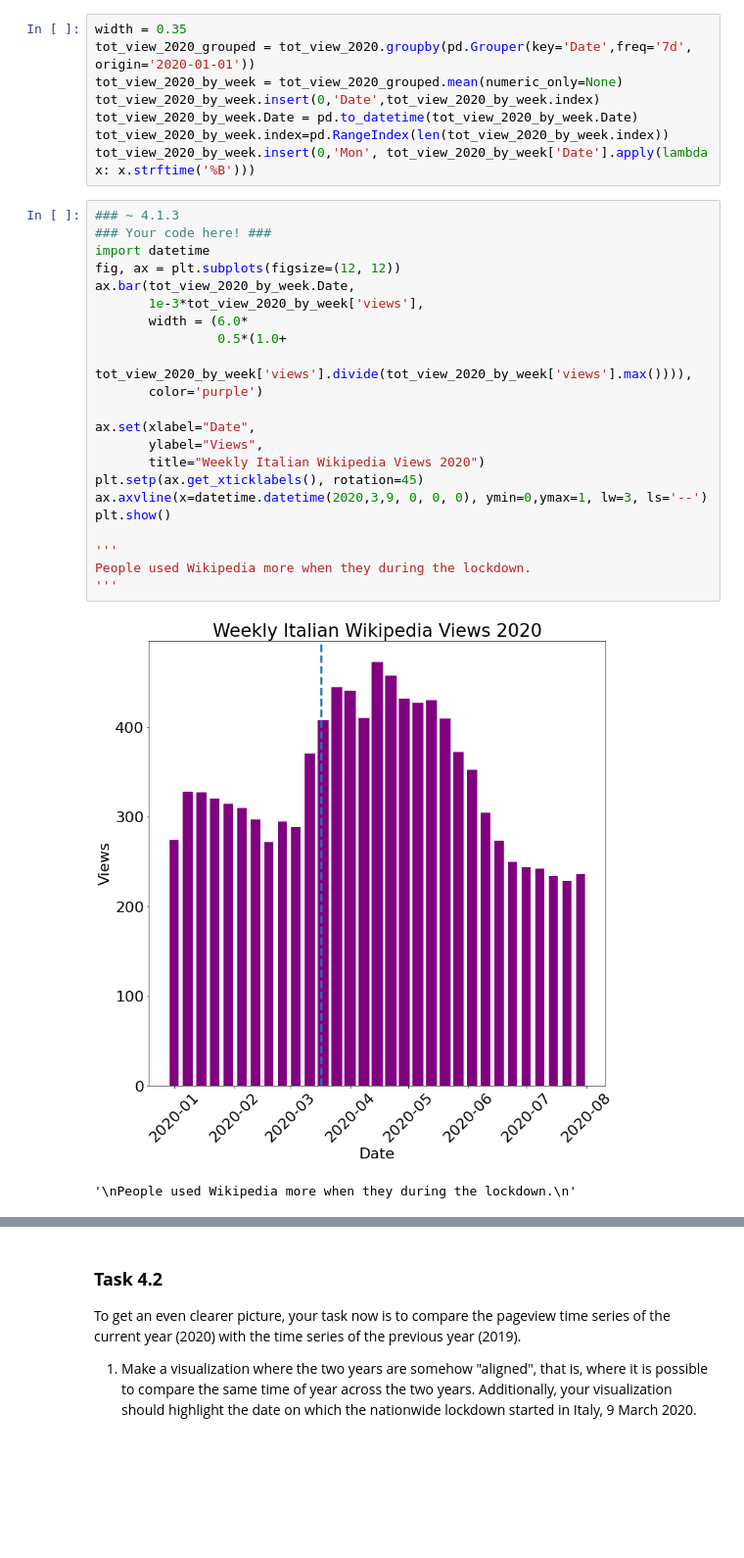
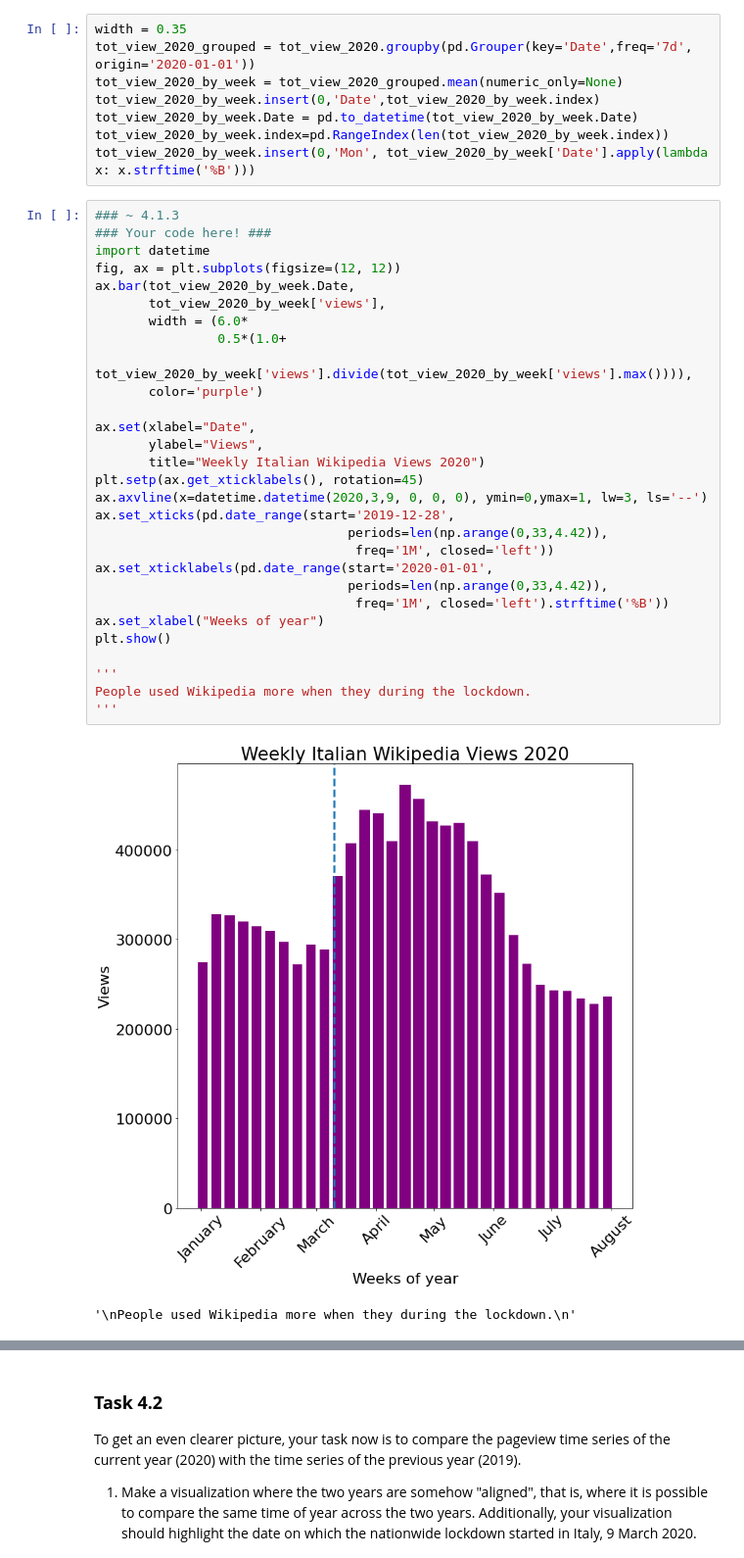
Before and after one commit to alec-flowers/ada-2020-homework1-pandas-pied, a Jupyter notebook: 01 - Pandas Data Wrangling and Data Viz/hw1.ipynb, the cells around one changed output, grey strips where cells are left out. Shown at 98% size. Drawn from its saved outputs; the diff is of its cells as text; blank space fills up the shorter version.

```diff
--- a/01 - Pandas Data Wrangling and Data Viz/hw1.ipynb
+++ b/01 - Pandas Data Wrangling and Data Viz/hw1.ipynb
@@ -413,25 +419,32 @@ tot_view_2020_by_week.insert(0,'Mon', tot_view_2020_by_week['Date'].apply(lambda
 # %%
 ### ~ 4.1.3
 ### Your code here! ###
 import datetime
 fig, ax = plt.subplots(figsize=(12, 12))
 ax.bar(tot_view_2020_by_week.Date,
-       1e-3*tot_view_2020_by_week['views'],
+       tot_view_2020_by_week['views'],
        width = (6.0*
                 0.5*(1.0+
                  tot_view_2020_by_week['views'].divide(tot_view_2020_by_week['views'].max()))),
        color='purple')
 
 ax.set(xlabel="Date",
        ylabel="Views",
        title="Weekly Italian Wikipedia Views 2020")
 plt.setp(ax.get_xticklabels(), rotation=45)
 ax.axvline(x=datetime.datetime(2020,3,9, 0, 0, 0), ymin=0,ymax=1, lw=3, ls='--')
+ax.set_xticks(pd.date_range(start='2019-12-28',
+                                 periods=len(np.arange(0,33,4.42)),
+                                  freq='1M', closed='left'))
+ax.set_xticklabels(pd.date_range(start='2020-01-01',
+                                 periods=len(np.arange(0,33,4.42)),
+                                  freq='1M', closed='left').strftime('%B'))
+ax.set_xlabel("Weeks of year")
 plt.show()
 
 '''
 People used Wikipedia more when they during the lockdown.
 '''
 # %% [output]
-[figure, old version]
+[figure, new version]
 '\nPeople used Wikipedia more when they during the lockdown.\n'
```
Also changed, not shown: parts of 5 cells of this notebook.
